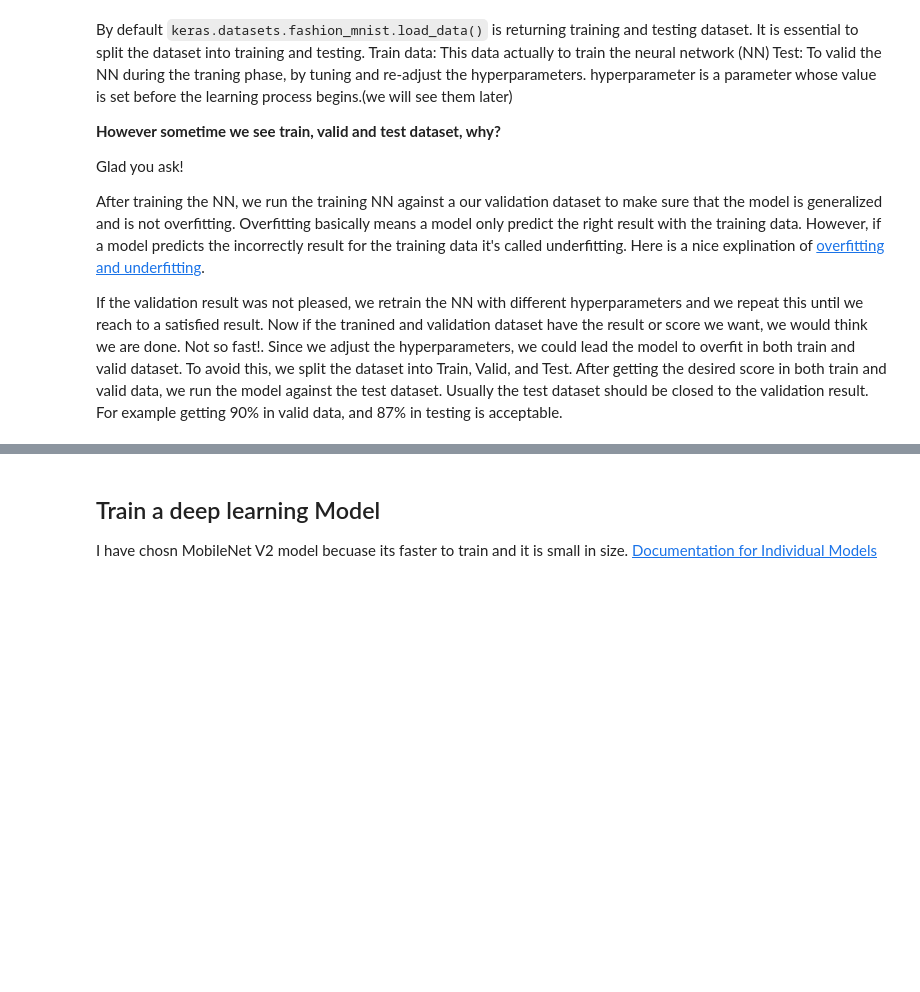
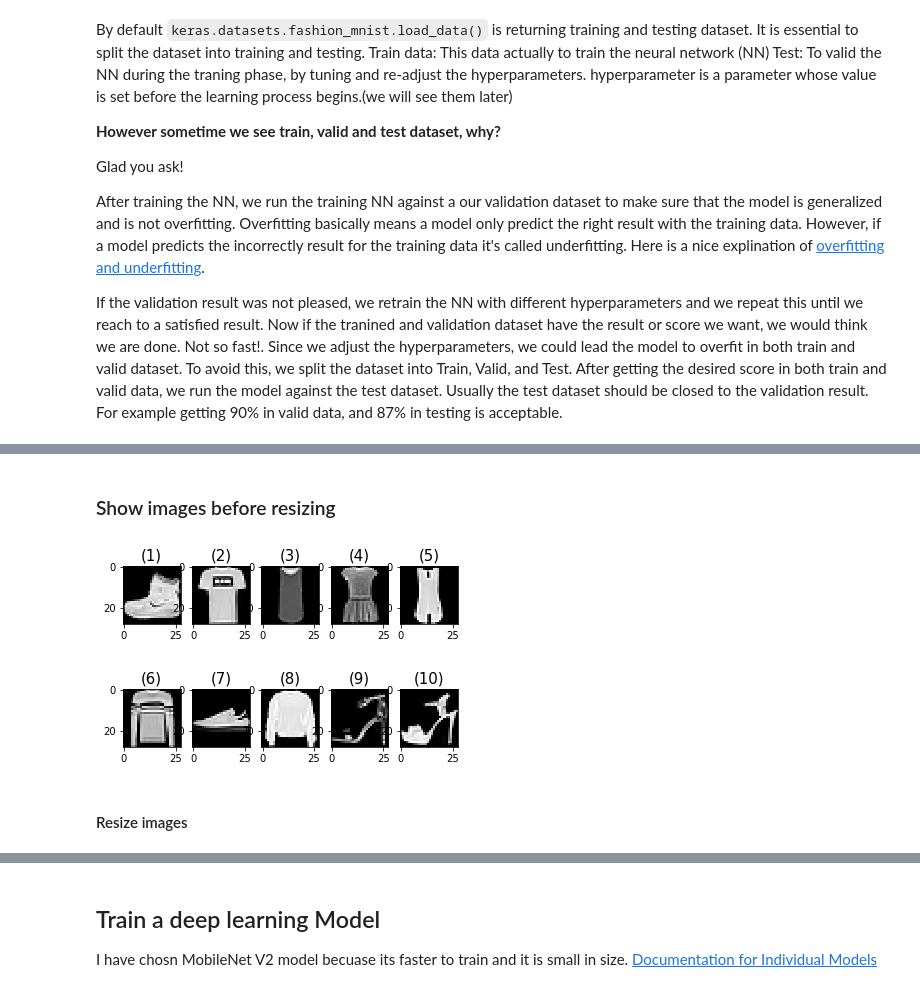
Before and after one commit to malnakli/ML, a Jupyter notebook: tf_servning_keras_mobilenetv2/main.ipynb, the cells around one changed output, grey strips where cells are left out. Saved outputs shown, nothing was run; the diff lists cells and outputs as text; code cells hidden in the pictures; blank space fills up the shorter version.

```diff
--- a/tf_servning_keras_mobilenetv2/main.ipynb
+++ b/tf_servning_keras_mobilenetv2/main.ipynb
@@ -17,3 +19,26 @@ I am going to walk you through a complete a guideline of how to:
+# %%
+import matplotlib.pyplot as plt
+import numpy as np
+%matplotlib inline
+
+def show_images(images):
+    """
+    images : numpy arrays
+    """
+    n_images = len(images)
+    titles = ['(%d)' % i for i in range(1, n_images + 1)]
+    num = 5
+    iter_num = np.ceil(n_images / num).astype(int)
+    for i in range(iter_num):
+        fig = plt.figure()
+        sub_images = images[i * num:num * (i + 1)]
+        sub_titles = titles[i * num:num * (i + 1)]
+        for n, (image, title) in enumerate(zip(sub_images, sub_titles)):
+            a = fig.add_subplot(1, np.ceil(len(sub_images)), n + 1)
+            if image.ndim == 2:
+                plt.gray()
+            a.set_title(title, fontsize=15)
+            plt.imshow(image)
 # %% [markdown]
 ## Prepare data for training
 
@@ -78,4 +94,0 @@ TDOD: add short explanation of data normalization and link to longer article on
-# %%
-## We then normalize the data dimensions so that they are of approximately the same scale.
-x_train = x_train.astype('float32') / 255
-x_test = x_test.astype('float32') / 255
@@ -81,0 +104,9 @@ x_test = x_test.astype('float32') / 255
+# %% [markdown]
+### Show images before resizing
+# %%
+show_images(x_train[:10])
+# %% [output]
+[figure, added]
+[figure, added]
+# %% [markdown]
+#### Resize images
```
Also changed, not shown: parts of 17 cells of this notebook.
